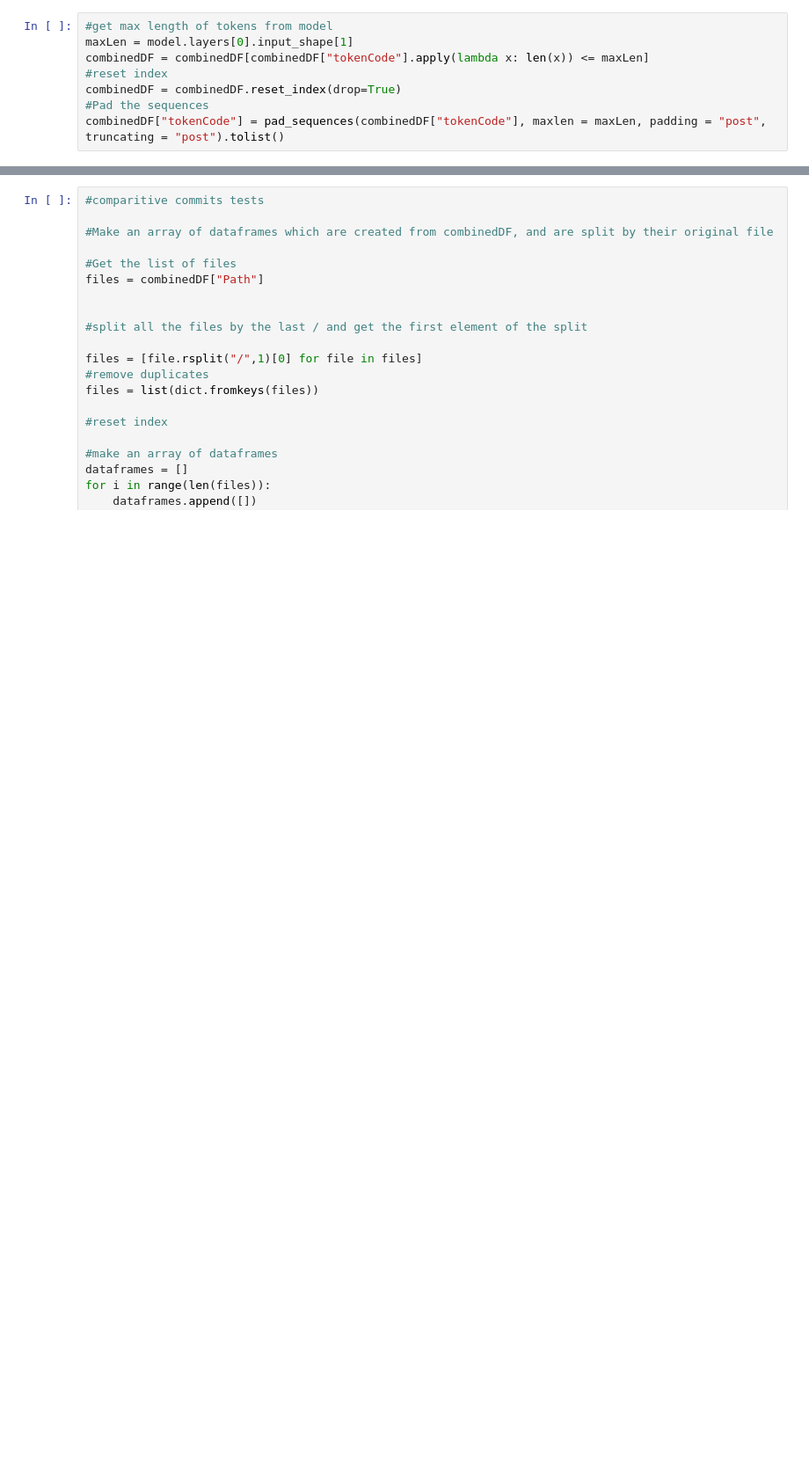
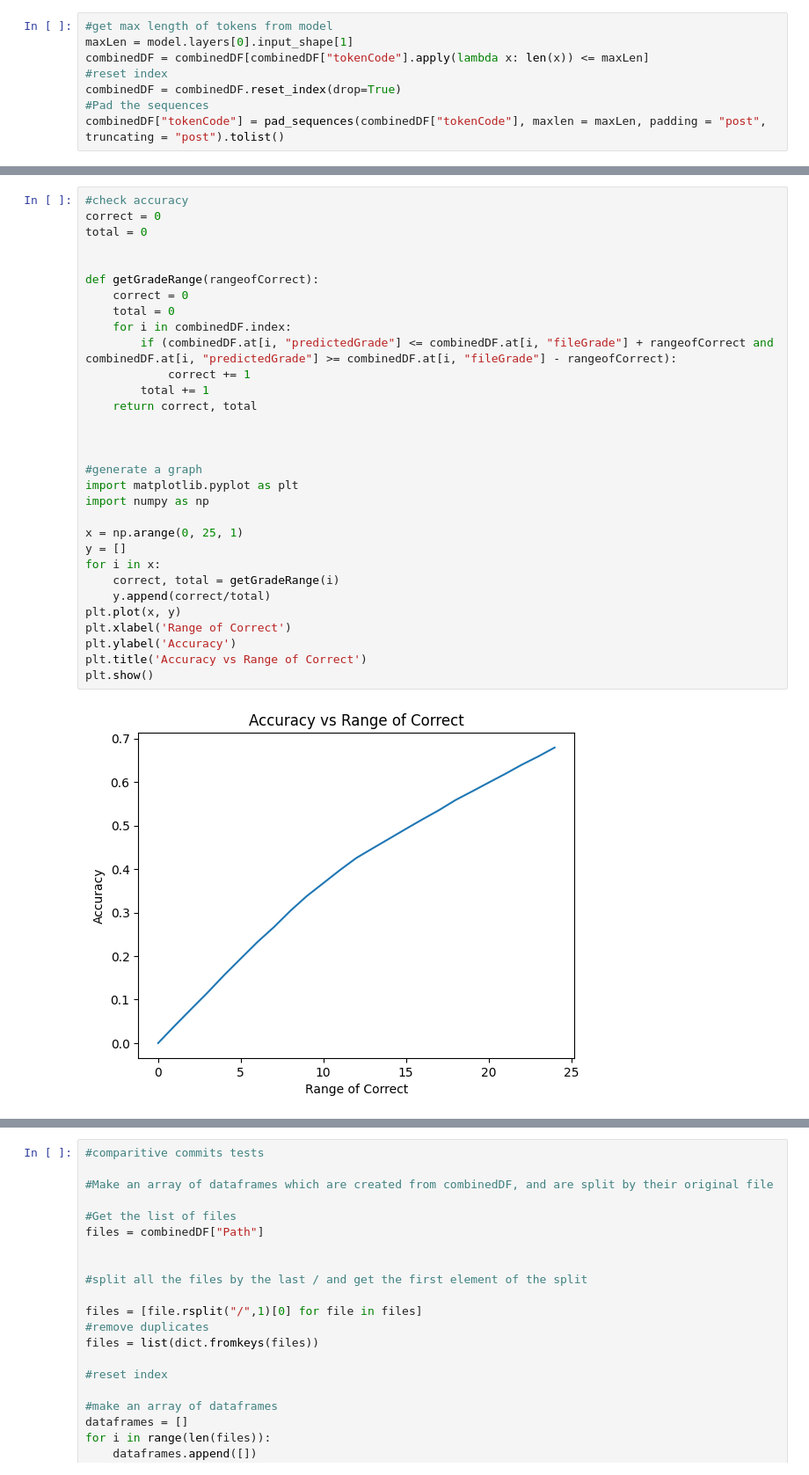
Before and after one commit to alihaider1264/SCA-ML-grade, a Jupyter notebook: Model-Generation/TestingNotebook1.ipynb, the cells around one changed output, grey strips where cells are left out. Shown at 88% size. Drawn from its saved outputs; the diff is of its cells as text; blank space fills up the shorter version.

```diff
--- a/Model-Generation/TestingNotebook1.ipynb
+++ b/Model-Generation/TestingNotebook1.ipynb
@@ -204 +240,34 @@ with open(homePath("~/SPGenerations/") + '/' + "testingData" + '/' + modelToTest
+# %%
+#check accuracy
+correct = 0
+total = 0
+
+
+def getGradeRange(rangeofCorrect):
+    correct = 0
+    total = 0
+    for i in combinedDF.index:
+        if (combinedDF.at[i, "predictedGrade"] <= combinedDF.at[i, "fileGrade"] + rangeofCorrect and combinedDF.at[i, "predictedGrade"] >= combinedDF.at[i, "fileGrade"] - rangeofCorrect):
+            correct += 1
+        total += 1
+    return correct, total
+
+
+
+#generate a graph
+import matplotlib.pyplot as plt
+import numpy as np
+
+x = np.arange(0, 25, 1)
+y = []
+for i in x:
+    correct, total = getGradeRange(i)
+    y.append(correct/total)
+plt.plot(x, y)
+plt.xlabel('Range of Correct')
+plt.ylabel('Accuracy')
+plt.title('Accuracy vs Range of Correct')
+plt.show()
+# %% [output]
+[figure, added]
 # %%
```
Also changed, not shown: parts of 10 cells of this notebook, 3 other files.
